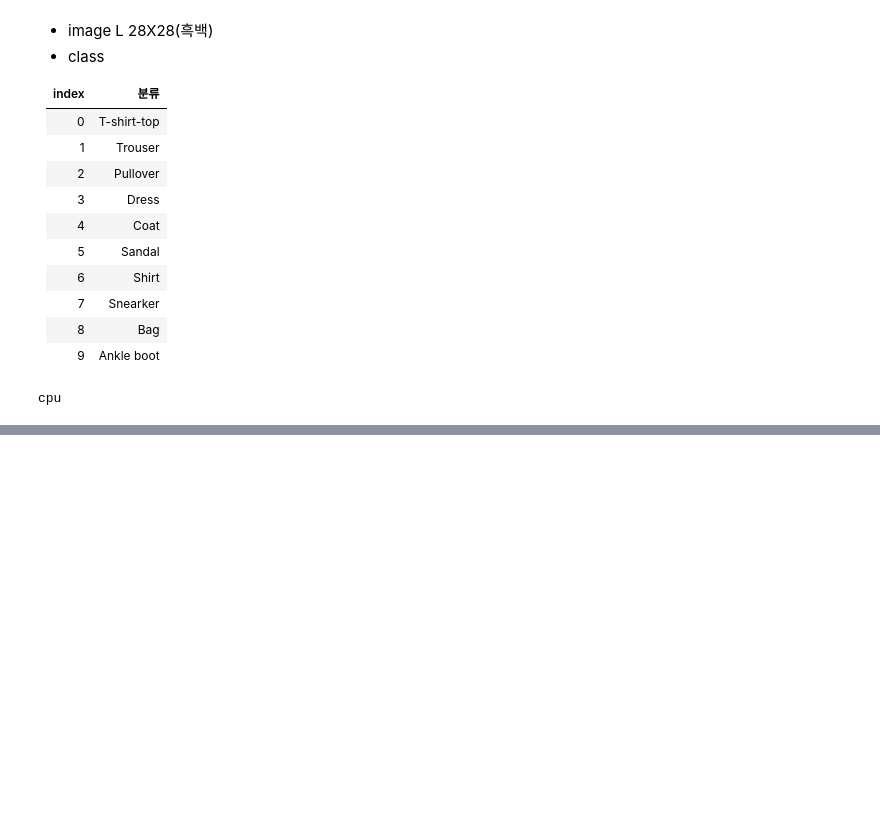
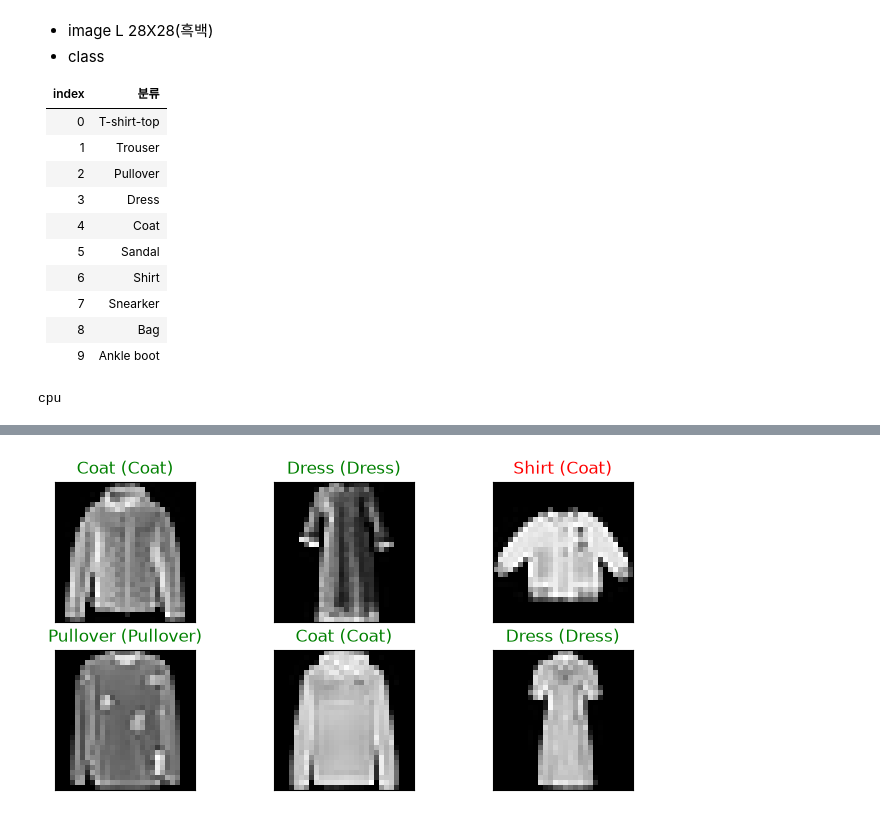
Before and after one commit to kdhksk1-pixel/PyTorch, a Jupyter notebook: 05.CNN/03.CNN_FashionMNIST.ipynb, the cells around one changed output, grey strips where cells are left out. Drawn from its saved outputs; the diff is of its cells as text; code cells hidden in the pictures; blank space fills up the shorter version.

```diff
--- a/05.CNN/03.CNN_FashionMNIST.ipynb
+++ b/05.CNN/03.CNN_FashionMNIST.ipynb
@@ -54,0 +185,2 @@ test_DL=DataLoader(test_DS, batch_size=BATCH_SIZE, shuffle=True)
+# %%
+load_model=torch.load(save_model_path, map_location=DEVICE, weights_only=False)
@@ -54,0 +192,4 @@ test_DL=DataLoader(test_DS, batch_size=BATCH_SIZE, shuffle=True)
+# %%
+Test_plot(load_model, test_DL)
+# %% [output]
+[figure, added]
```
Also changed, not shown: parts of 9 cells of this notebook, 1 other file.
